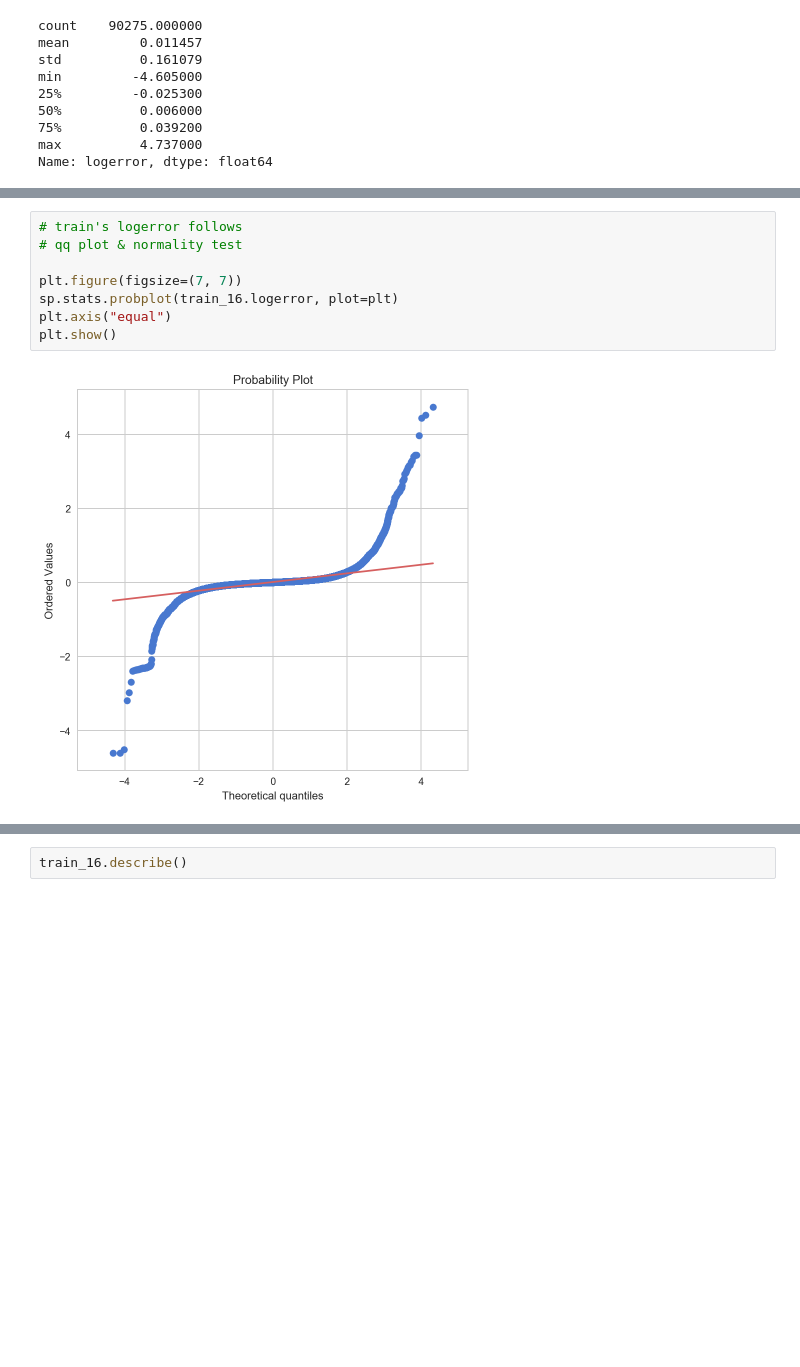
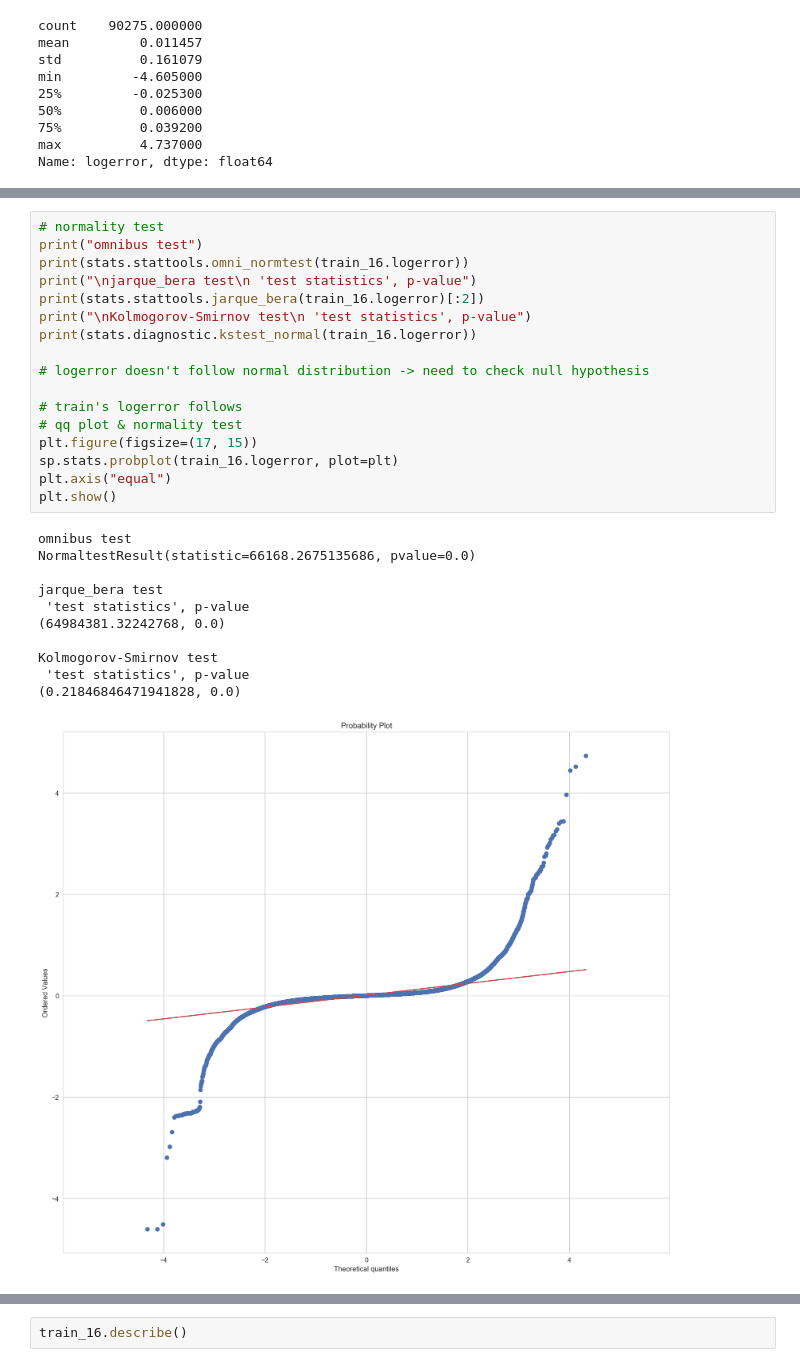
Before and after one commit to minus31/Zillow_Home_Value_Prediction, a Jupyter notebook: notebooks/EDA.ipynb, the cells around one changed output, grey strips where cells are left out. Saved outputs shown, nothing was run; the diff lists cells and outputs as text; blank space fills up the shorter version.

```diff
--- a/notebooks/EDA.ipynb
+++ b/notebooks/EDA.ipynb
@@ -148,10 +154,29 @@ plt.scatter(np.linspace(0, 100, len(train_16)), train_16.logerror,c='r', s=5)
 # %%
+# normality test
+print("omnibus test")
+print(stats.stattools.omni_normtest(train_16.logerror))
+print("\njarque_bera test\n 'test statistics', p-value")
+print(stats.stattools.jarque_bera(train_16.logerror)[:2])
+print("\nKolmogorov-Smirnov test\n 'test statistics', p-value")
+print(stats.diagnostic.kstest_normal(train_16.logerror))
+
+# logerror doesn't follow normal distribution -> need to check null hypothesis
+
 # train's logerror follows
 # qq plot & normality test
-
-plt.figure(figsize=(7, 7))
+plt.figure(figsize=(17, 15))
 sp.stats.probplot(train_16.logerror, plot=plt)
 plt.axis("equal")
 plt.show()
 # %% [output]
+omnibus test
+NormaltestResult(statistic=66168.2675135686, pvalue=0.0)
+
+jarque_bera test
+ 'test statistics', p-value
+(64984381.32242768, 0.0)
+
+Kolmogorov-Smirnov test
+ 'test statistics', p-value
+(0.21846846471941828, 0.0)
-[figure, old version]
+[figure, new version]
```
Also changed, not shown: parts of 30 cells of this notebook, 3 other files.
